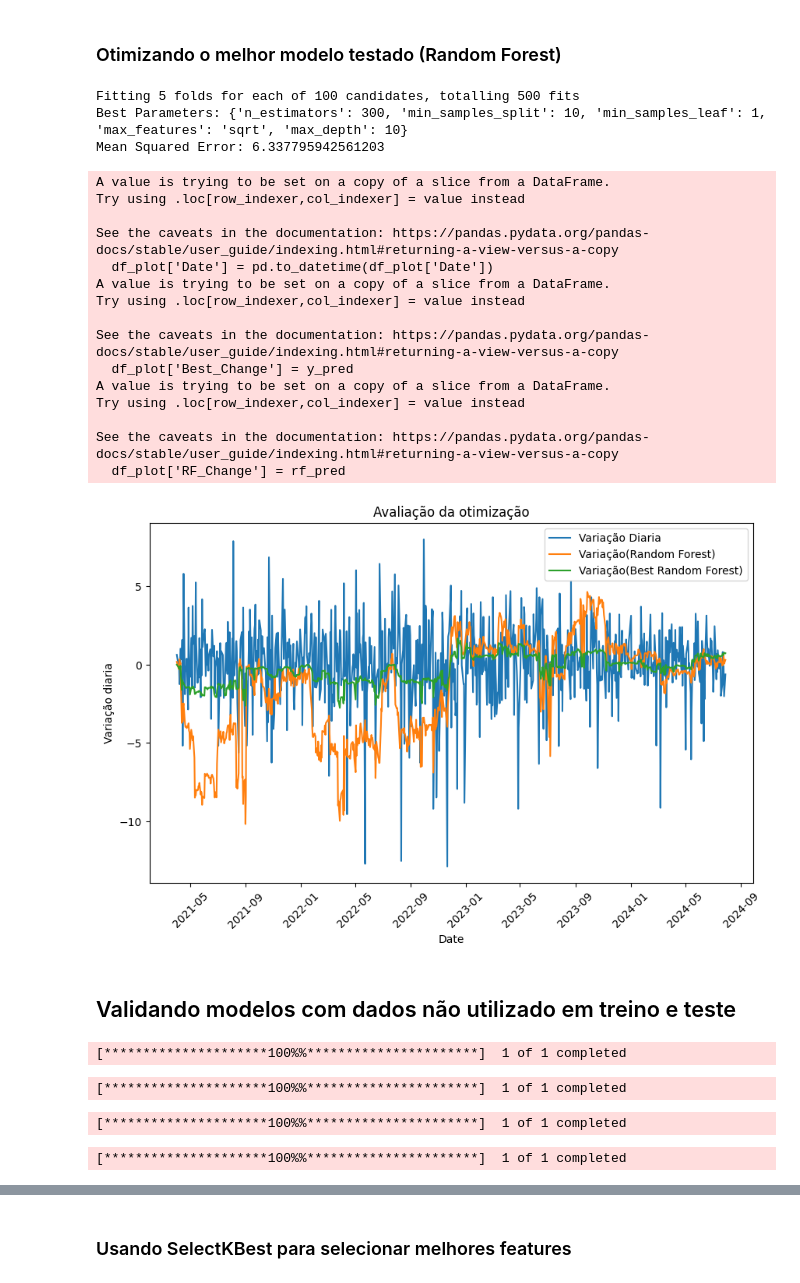
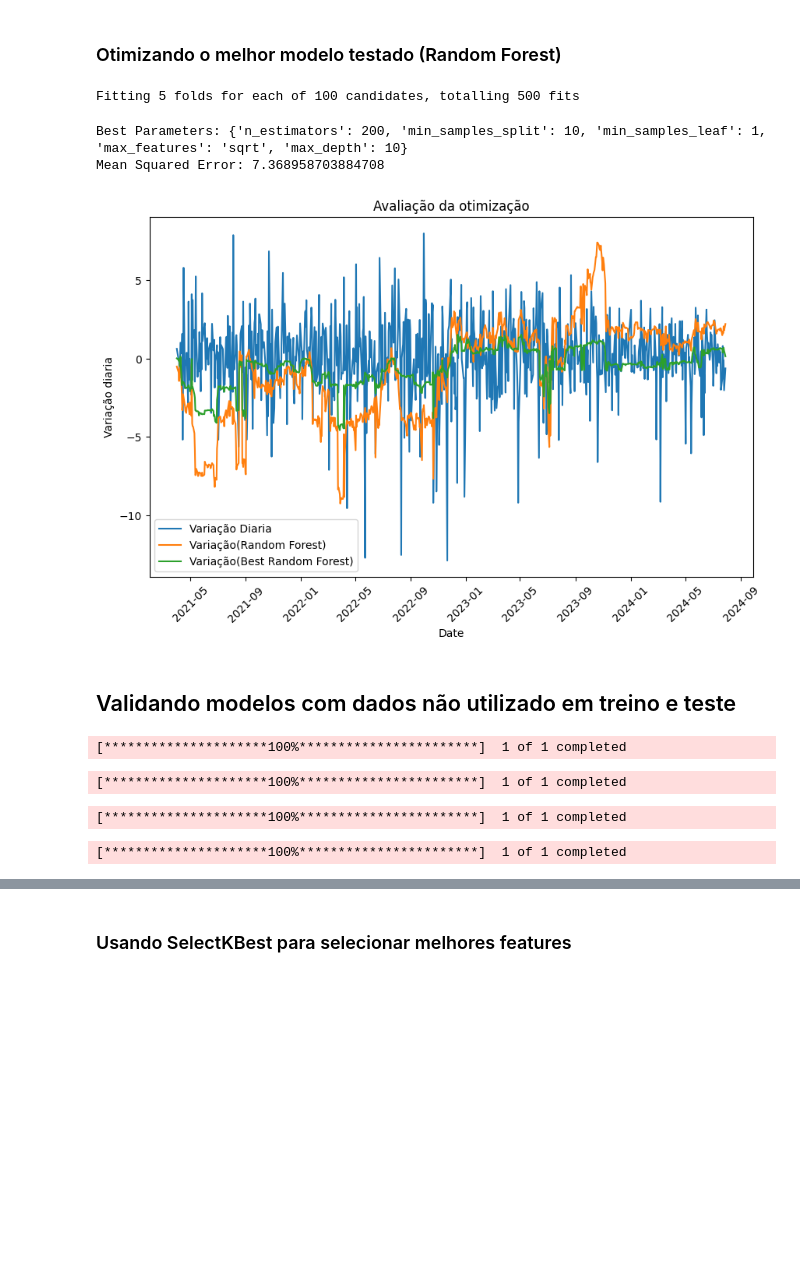
Before and after one commit to antonielliimma/projeto-mba, a Jupyter notebook: petr4_previsao_variacao.ipynb, the cells around one changed output, grey strips where cells are left out. Drawn from its saved outputs; the diff is of its cells as text; code cells hidden in the pictures; blank space fills up the shorter version.

```diff
--- a/petr4_previsao_variacao.ipynb
+++ b/petr4_previsao_variacao.ipynb
@@ -46,4 +47,5 @@ df_bzf = df_bzf.reset_index()
 # %%
 df_petr4 = yf.download("PETR4.SA", start="2000-01-01", end="2024-07-31")
 df_petr4 = df_petr4.reset_index()
+df_petr4.columns = df_petr4.columns.map(lambda x: x[0])
 # %% [output]
@@ -54,4 +56,5 @@ df_petr4 = df_petr4.reset_index()
 # Baixando os dados históricos do Ibovespa
 df_ibov = yf.download("^BVSP", start="2000-01-01", end="2024-07-31")
 df_ibov = df_ibov.reset_index()
+df_ibov.columns = df_ibov.columns.map(lambda x: x[0])
 # %% [output]
@@ -246,19 +233,14 @@ def train_random_forest(x_train, x_test, y_train, y_test):
     rf_pred = rf_model.predict(x_test)
     # Calcule e imprima as métricas
     mae = mean_absolute_error(y_test, rf_pred)
-    mse = mean_squared_error(y_test, rf_pred)
     rmse = mean_squared_error(y_test, rf_pred, squared=False)
-    mape = mean_absolute_percentage_error(y_test, rf_pred)
     r2 = r2_score(y_test, rf_pred)
-    explained_variance = explained_variance_score(y_test, rf_pred)
+
 
     print(f'Avaliação RandomForestRegressor:')
     print(f'Mean Absolute Error (MAE): {mae}')
-    print(f'Mean Squared Error (MSE): {mse}')
     print(f'Root Mean Squared Error (RMSE): {rmse}')
-    print(f'Mean Absolute Percentage Error (MAPE): {mape}')
     print(f'R-squared (R²): {r2}')
-    print(f'Explained Variance: {explained_variance}')
     return rf_model, rf_pred
 # %%
 from sklearn.linear_model import LinearRegression
@@ -398,7 +340,7 @@ param_dist = {
     'max_depth': [None, 10, 20, 30, 40, 50],
     'min_samples_split': [2, 5, 10],
     'min_samples_leaf': [1, 2, 4],
-    'max_features': ['auto', 'sqrt', 'log2']
+    'max_features': ['sqrt', 'log2']
 }
 
 # Configurando o RandomizedSearchCV
@@ -417,68 +359,57 @@ mse = mean_squared_error(y_test, y_pred)
 print(f"Mean Squared Error: {mse}")
 # %% [output]
 Fitting 5 folds for each of 100 candidates, totalling 500 fits
-Best Parameters: {'n_estimators': 300, 'min_samples_split': 10, 'min_samples_leaf': 1, 'max_features': 'sqrt', 'max_depth': 10}
-Mean Squared Error: 6.337795942561203
+Best Parameters: {'n_estimators': 200, 'min_samples_split': 10, 'min_samples_leaf': 1, 'max_features': 'sqrt', 'max_depth': 10}
+Mean Squared Error: 7.368958703884708
 # %%
 import matplotlib.pyplot as plt
 
-df_plot = df[train_size:]
+df_plot = pd.DataFrame(df[train_size:])
 df_plot['Date'] = pd.to_datetime(df_plot['Date'])
 df_plot['Best_Change'] = y_pred
 df_plot['RF_Change'] = rf_pred
 
 plt.figure(figsize=(10, 6))
 
 plt.plot(df_plot['Date'], df_plot['Pct_Change'], label='Variação Diaria')
 plt.plot(df_plot['Date'], df_plot['RF_Change'], label='Variação(Random Forest)')
 plt.plot(df_plot['Date'], df_plot['Best_Change'], label='Variação(Best Random Forest)')
 
 plt.title('Avaliação da otimização')
 plt.xlabel('Date')
 plt.ylabel('Variação diaria')
 plt.xticks(rotation=45)
 plt.legend()
 plt.show()
 # %% [output]
-A value is trying to be set on a copy of a slice from a DataFrame.
-Try using .loc[row_indexer,col_indexer] = value instead
-
-See the caveats in the documentation: https://pandas.pydata.org/pandas-docs/stable/user_guide/indexing.html#returning-a-view-versus-a-copy
-  df_plot['Date'] = pd.to_datetime(df_plot['Date'])
-A value is trying to be set on a copy of a slice from a DataFrame.
-Try using .loc[row_indexer,col_indexer] = value instead
-
-See the caveats in the documentation: https://pandas.pydata.org/pandas-docs/stable/user_guide/indexing.html#returning-a-view-versus-a-copy
-  df_plot['Best_Change'] = y_pred
-A value is trying to be set on a copy of a slice from a DataFrame.
-Try using .loc[row_indexer,col_indexer] = value instead
-
-See the caveats in the documentation: https://pandas.pydata.org/pandas-docs/stable/user_guide/indexing.html#returning-a-view-versus-a-copy
-  df_plot['RF_Change'] = rf_pred
-[figure, old version]
+[figure, new version]
 # %% [markdown]
 ## Validando modelos com dados não utilizado em treino e teste
 # %%
 df_clf_valid = yf.download("CL=F", start="2024-07-01", end="2024-08-31")
 df_clf_valid = df_clf_valid.reset_index()
+df_clf_valid.columns = df_clf_valid.columns.map(lambda x: x[0])
 # %% [output]
-[*********************100%%**********************]  1 of 1 completed
+[*********************100%***********************]  1 of 1 completed
 # %%
 df_bzf_valid = yf.download("BZ=F", start="2024-07-01", end="2024-08-31")
 df_bzf_valid = df_bzf_valid.reset_index()
+df_bzf_valid.columns = df_bzf_valid.columns.map(lambda x: x[0])
 # %% [output]
-[*********************100%%**********************]  1 of 1 completed
+[*********************100%***********************]  1 of 1 completed
 # %%
 # Baixando os dados históricos do Ibovespa
 df_ibov_valid = yf.download("^BVSP", start="2024-07-01", end="2024-08-31")
 df_ibov_valid = df_ibov_valid.reset_index()
+df_ibov_valid.columns = df_ibov_valid.columns.map(lambda x: x[0])
 # %% [output]
-[*********************100%%**********************]  1 of 1 completed
+[*********************100%***********************]  1 of 1 completed
 # %%
 df_petr4_valid = yf.download("PETR4.SA", start="2024-07-01", end="2024-08-31")
 df_petr4_valid = df_petr4_valid.reset_index()
+df_petr4_valid.columns = df_petr4_valid.columns.map(lambda x: x[0])
 # %% [output]
-[*********************100%%**********************]  1 of 1 completed
+[*********************100%***********************]  1 of 1 completed
 # %%
 df_valid = intersection_datasets(df_clf_valid, df_bzf_valid, df_petr4_valid, df_ibov_valid)
 # %%
```
Also changed, not shown: parts of 21 cells of this notebook, 2 other files.
